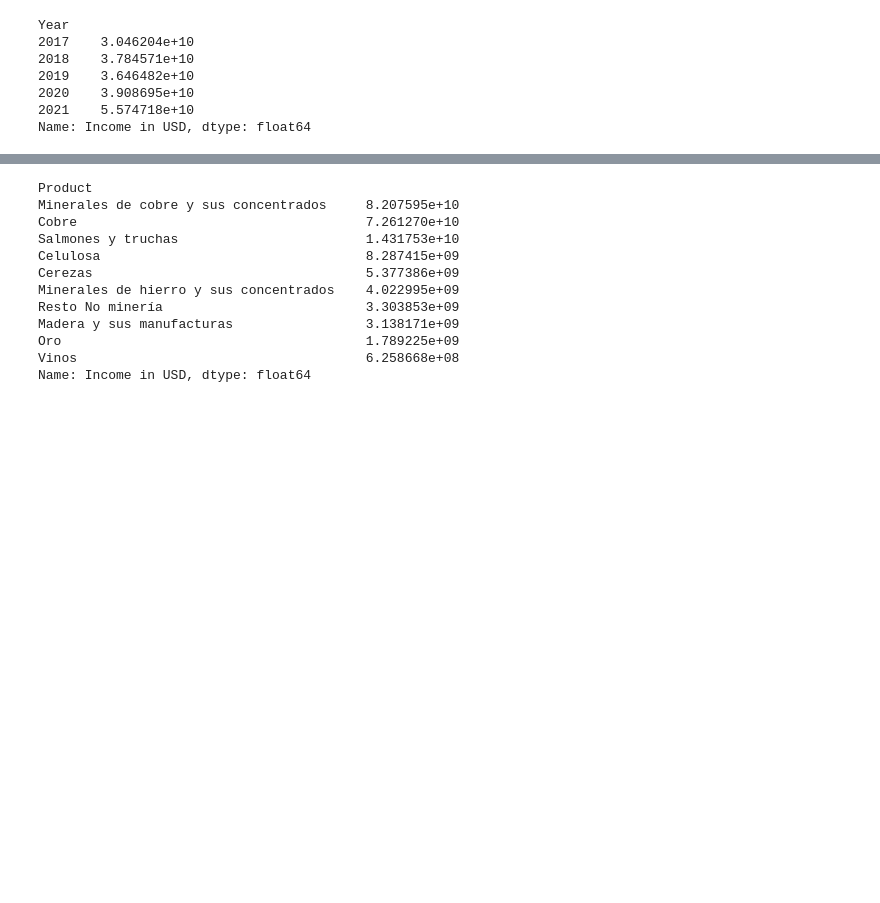
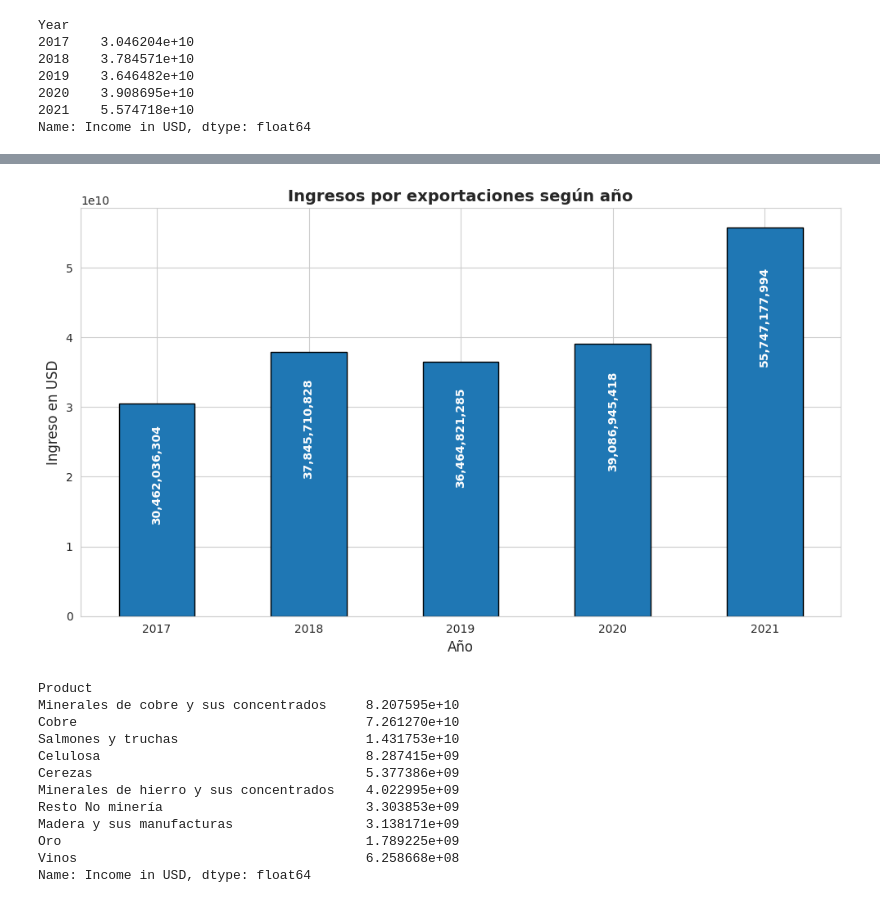
Before and after one commit to Cxris2145/MineriaDatos2026, a Jupyter notebook: ExportacionesChile2026.ipynb, the cells around one changed output, grey strips where cells are left out. Cells and saved outputs as stored; diff of their text form; code cells hidden in the pictures; blank space fills up the shorter version.

```diff
--- a/ExportacionesChile2026.ipynb
+++ b/ExportacionesChile2026.ipynb
@@ -360,3 +422,57 @@ plt.show()
+# %%
+# Aseguramos limpieza de datos
+if df['Income in USD'].dtype == 'object':
+    df['Income in USD'] = df['Income in USD'].str.replace('.', '', regex=False).str.replace(',', '.', regex=False)
+    df['Income in USD'] = pd.to_numeric(df['Income in USD'], errors='coerce')
+
+
+# Agrupación
+exportaciones_por_anio = df.groupby('Year')['Income in USD'].sum()
+
+
+# Configuración del estilo
+plt.figure(figsize=(10, 6))
+ax = exportaciones_por_anio.plot(kind='bar', color='#1f77b4', edgecolor='black')
+
+
+plt.title("Ingresos por exportaciones según año", fontsize=14, fontweight='bold')
+plt.xlabel("Año", fontsize=12)
+plt.ylabel("Ingreso en USD", fontsize=12)
+plt.xticks(rotation=0)
+
+
+# Agregar valores dentro de los rectángulos
+for p in ax.patches:
+    height = p.get_height()
+    if height > 0:
+        ax.annotate(f'{height:,.0f}',
+                    (p.get_x() + p.get_width() / 2, height * 0.9), # Posición al 90% de la altura
+                    ha='center',
+                    va='top',
+                    rotation=90,
+                    color='white',
+                    fontweight='bold',
+                    fontsize=10)
+
+
+plt.tight_layout()
+plt.show()
+
+
+
+# Este gráfico muestra cuánto dinero se exportó en cada año.
+# Cada barra representa el total de ingresos por exportaciones en ese año.
+#
+# Se puede observar que los ingresos van aumentando en general con el tiempo,
+# aunque hay una pequeña baja en 2019 en comparación con 2018.
+#
+# Después de eso, las exportaciones vuelven a subir en 2020
+# y alcanzan su valor más alto en 2021.
+#
+# En simple, este gráfico permite ver qué años fueron mejores en exportaciones
+# y muestra una tendencia general de crecimiento.
+# %% [output]
+[figure, added]
 # %%
 # Este análisis sirve para descubrir qué productos son los que más dinero aportan.
 # Ayuda a entender cuáles son los productos más importantes dentro de las exportaciones.
```
Also changed, not shown: parts of 24 cells of this notebook.
